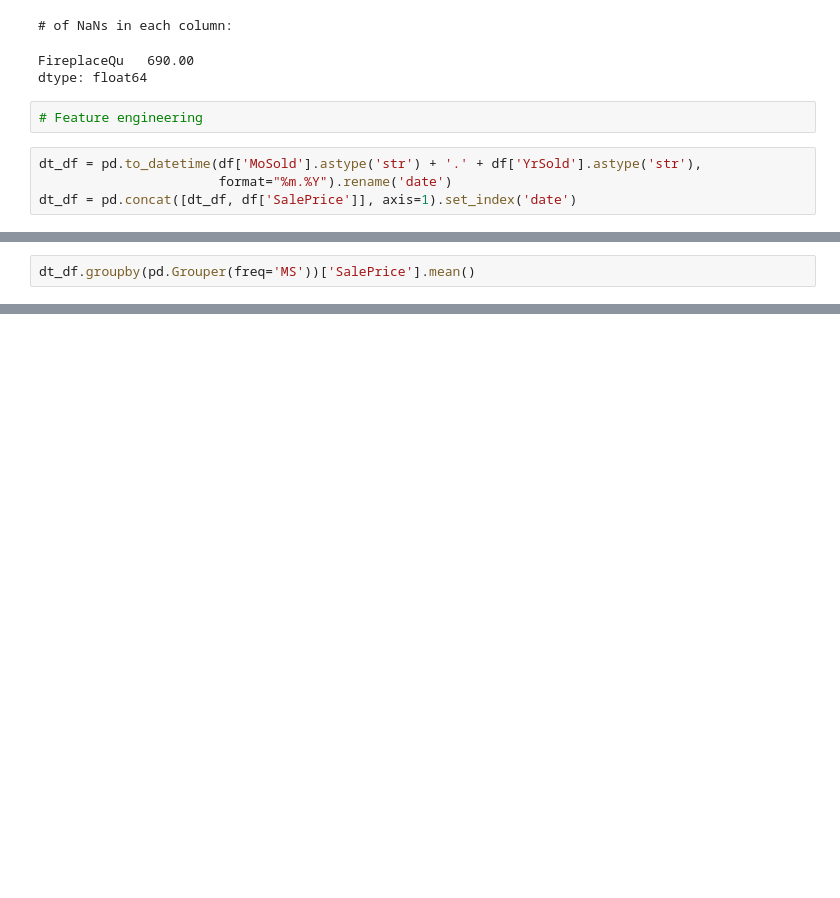
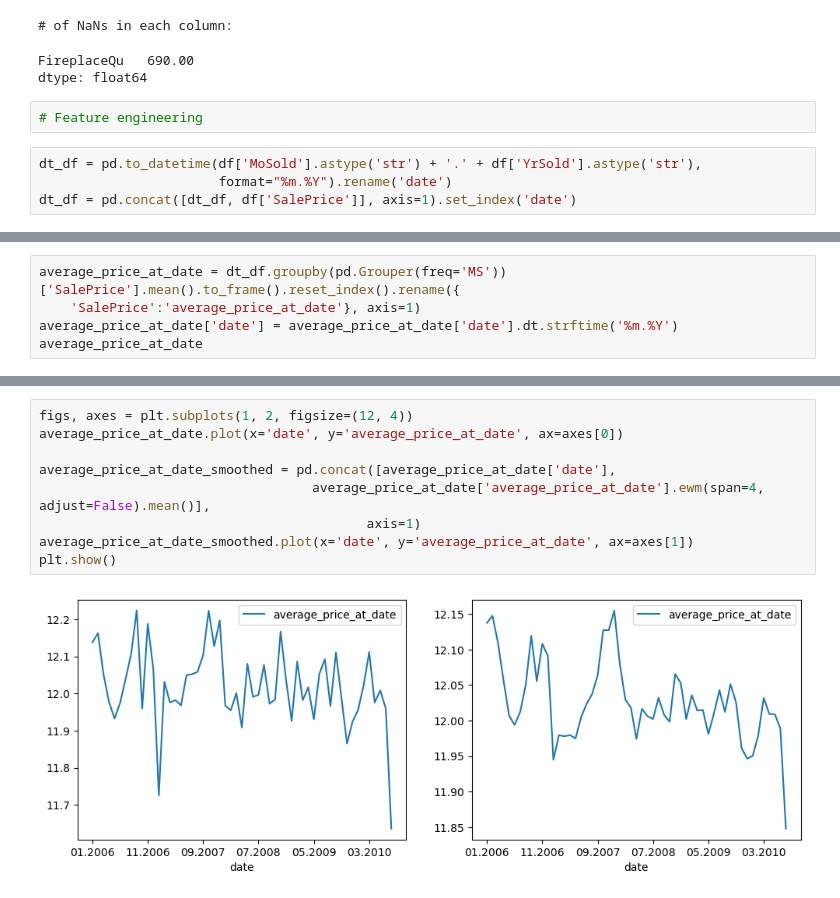
Before and after one commit to karvendhanm/kaggle, a Jupyter notebook: house_prices_prediction/ensemble_with_catboost.ipynb, the cells around one changed output, grey strips where cells are left out. Drawn from its saved outputs; the diff is of its cells as text; blank space fills up the shorter version.

```diff
--- a/house_prices_prediction/ensemble_with_catboost.ipynb
+++ b/house_prices_prediction/ensemble_with_catboost.ipynb
@@ -510,3 +512,6 @@ dt_df
 # %%
-dt_df.groupby(pd.Grouper(freq='MS'))['SalePrice'].mean()
+average_price_at_date = dt_df.groupby(pd.Grouper(freq='MS'))['SalePrice'].mean().to_frame().reset_index().rename({
+    'SalePrice':'average_price_at_date'}, axis=1)
+average_price_at_date['date'] = average_price_at_date['date'].dt.strftime('%m.%Y')
+average_price_at_date
 # %% [output]
@@ -529,0 +535,11 @@ Freq: MS, Name: SalePrice, dtype: float64
+# %%
+figs, axes = plt.subplots(1, 2, figsize=(12, 4))
+average_price_at_date.plot(x='date', y='average_price_at_date', ax=axes[0])
+
+average_price_at_date_smoothed = pd.concat([average_price_at_date['date'],
+                                   average_price_at_date['average_price_at_date'].ewm(span=4, adjust=False).mean()],
+                                          axis=1)
+average_price_at_date_smoothed.plot(x='date', y='average_price_at_date', ax=axes[1])
+plt.show()
+# %% [output]
+[figure, added]
```
Also changed, not shown: parts of 5 cells of this notebook.
